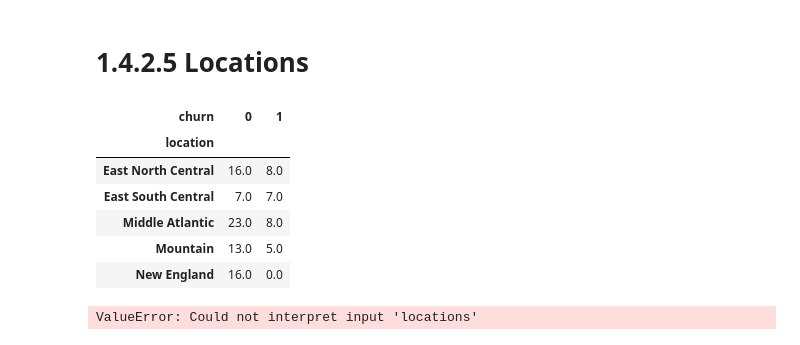
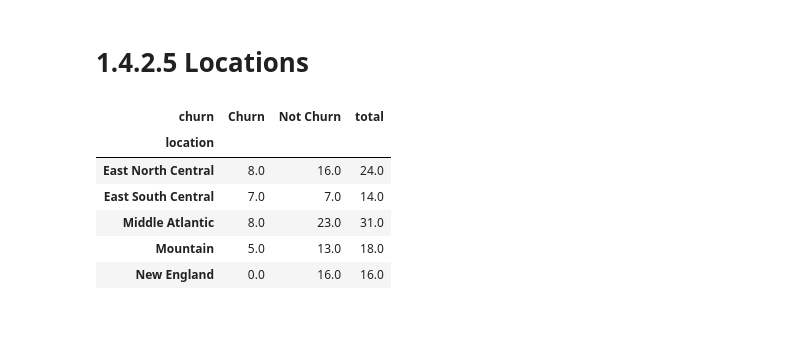
Before and after one commit to yatfungleung/Sparkify-User-Churn-Prediction, a Jupyter notebook: 1_data_cleaning.ipynb, the cells around one changed output. Cells and saved outputs as stored; diff of their text form; code cells hidden in the pictures.

```diff
--- a/1_data_cleaning.ipynb
+++ b/1_data_cleaning.ipynb
@@ -693,40 +726,34 @@ plt.show()
 # %%
 # import region data
 region = spark.read.csv('region.csv', header=True)
+
+# create function for 'churn' labelling
+func_churn_label = udf(lambda x: 'Churn' if x == 1 else 'Not Churn')
 
 # create function for 'location' splitting
 func_location = udf(lambda x: x.split(', ')[1].split('-')[0])
 
 # show the procressed 'location'
 locations = df.withColumn('location', func_location(df['location']))\
     .select(['userId', 'location', 'user_churn']).drop_duplicates(subset=['userId'])
 
 # join data with region data
 locations = locations.join(region, locations['location'] == region['State Code'], how='left')\
-    .select(['userId', col('Division').alias('location'), col('user_churn').alias('churn')])
+    .select(['userId', col('Division').alias('location'), col('user_churn').alias('churn')])\
+        .withColumn('churn', func_churn_label('churn'))
 
 locations_pd = locations.toPandas()
 
 # show the aggregate results
 locations_count = locations_pd.groupby(['location', 'churn']).count().unstack().fillna(0)['userId']
+locations_count['total'] = locations_count.sum(axis=1)
 
 locations_count.head()
 # %% [output]
-| churn | 0 | 1 |
-| location |  |  |
-| East North Central | 16.0 | 8.0 |
-| East South Central | 7.0 | 7.0 |
-| Middle Atlantic | 23.0 | 8.0 |
-| Mountain | 13.0 | 5.0 |
-| New England | 16.0 | 0.0 |
+| churn | Churn | Not Churn | total |
+| location |  |  |  |
+| East North Central | 8.0 | 16.0 | 24.0 |
+| East South Central | 7.0 | 7.0 | 14.0 |
+| Middle Atlantic | 8.0 | 23.0 | 31.0 |
+| Mountain | 5.0 | 13.0 | 18.0 |
+| New England | 0.0 | 16.0 | 16.0 |
-# %%
-# display in bar chart
-
-sns.barplot(x = 'location', y = 'count', data = locations_count, hue = 'churn')
-
-plt.title('distribution among levels')
-plt.xlabel('level of subscription')
-plt.ylabel('no of users churn')
-plt.show()
-# %% [output]
-ValueError: Could not interpret input 'locations'
```
Also changed, not shown: parts of 3 cells of this notebook.
